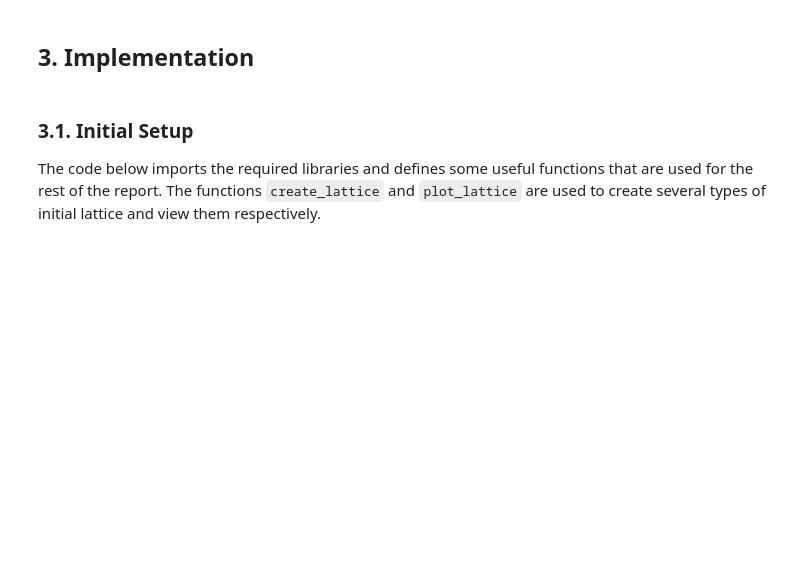
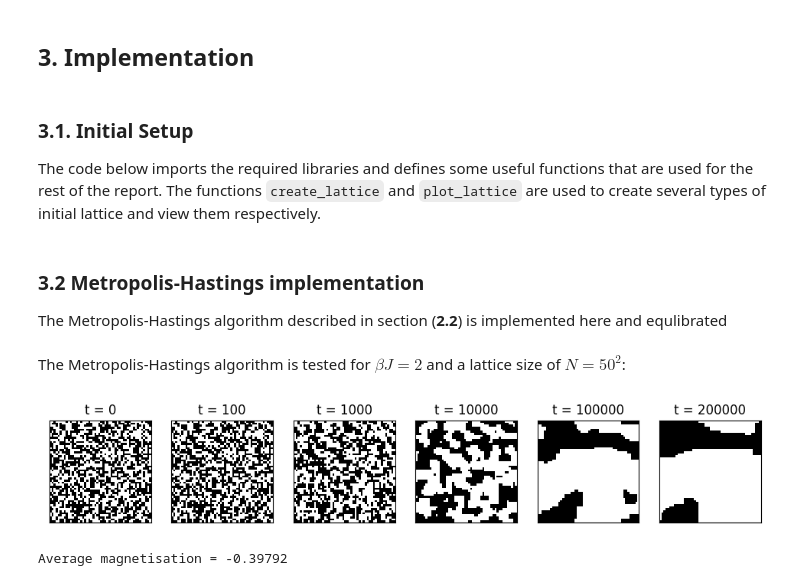
Before and after one commit to tdeng455/Part-II-Computational-Physics-Project, a Jupyter notebook: workbook.ipynb, the cells around one changed output. Saved outputs shown, nothing was run; the diff lists cells and outputs as text; code cells hidden in the pictures; blank space fills up the shorter version.

```diff
--- a/workbook.ipynb
+++ b/workbook.ipynb
@@ -115,21 +114,31 @@ import matplotlib.pylab as plt
 """Creates a lattice and defines useful functions such as calculating neighbouring sites,
 calculating the sum of neighbouring spin sites and computes the total magnetisation of the lattice"""
 
-# Creates the lattice
 def create_lattice(width,type=0):
+    """Creates a lattice array of three types
+
+    Type 1: all spins +1
+    Type -1: all spins -1
+    Type 0: a random lattice of spins +/-
+    Type 2: anti-aligned lattice
+    """
     lattice = np.array((width,width))
     if type == 1:
-        lattice = np.ones((width,width))
+        return np.ones((width,width))
     elif type == 0:
-        lattice = np.random.choice([1,-1],(width,width))
+        return np.random.choice([1,-1],(width,width))
     elif type == -1:
-        lattice = (-1)*np.ones((width,width))
+        return (-1)*np.ones((width,width))
+    elif type == 2:
+            if width % 2 == 0:
+                return np.tile([[1,-1],[-1,1]],(width//2,width//2))
+            else:
+                return np.tile([[1,-1],[-1,1]],((width+1)//2,(width+1)//2))[:width,:width]
     else:
         raise ValueError("Invalid type. Type should be 0, 1, or -1.")
-    return lattice
 
-# Plots the lattice with black as spin up, and white as spin down
 def plot_lattice(lattice,ax,title):
+    """Plots the lattice with black as +1, and white as -1"""
     ax.matshow(lattice, vmin=-1, vmax=1, cmap=plt.cm.binary)
     ax.title.set_text(title)
     ax.set_yticklabels([])
@@ -137,19 +146,22 @@ def plot_lattice(lattice,ax,title):
     ax.set_yticks([])
     ax.set_xticks([])
 
-# Returns the coordinates of the neighbouring sites of a given coordinate with periodic boundrary conditions
 def get_neighbouring_sites(i,j,width):
+    """Returns the coordinates of the neighbouring sites of a given coordinate with periodic boundrary conditions"""
     neighbours = [((i-1)%width, j), ((i+1)%width, j), (i, (j-1)%width), (i, (j+1)%width)]
-
     return neighbours
 
-# Returns the sum of the spins of the neighbouring sites of a given coordinate
 def neighbouring_spins_sum(i,j,lattice,width):
+    """Returns the sum of the spins of the neighbouring sites of a given coordinate (i,j)"""
     neighbours = get_neighbouring_sites(i,j,width)
     sum_neighbours = sum(lattice[i] for i in neighbours)
     return sum_neighbours
 
-# Computes the overall magnetisation of the lattice
 def magnetisation(lattice):
+    """Computes the overall magnetisation of the lattice"""
     Mag = lattice.sum()/(len(lattice)**2)
     return Mag
+# %% [markdown]
+### 3.2 Metropolis-Hastings implementation
+
+The Metropolis-Hastings algorithm described in section (**2.2**) is implemented here and equlibrated
@@ -155,0 +213,18 @@ def magnetisation(lattice):
+# %% [markdown]
+The Metropolis-Hastings algorithm is tested for $\beta J = 2$ and a lattice size of $N = 50^2$:
+# %%
+# Testing the Metropolis-Hastings algorithm
+plot_times = [0,100,1000,10000,100000,200000]
+avg_times = [75000,100000,150000,200000,250000]
+width = 50
+type = 0
+
+#strong ferromagnet
+lattice = create_lattice(width, type)
+betaJ = 2
+betaMuH = 0
+evolve_and_plot(lattice,betaJ,plot_times)
+print('Average magnetisation = '+str(evolve_and_compute_M(lattice,betaJ,avg_times)))
+# %% [output]
+[figure, added]
+Average magnetisation = -0.39792
```
Also changed, not shown: parts of 8 cells of this notebook.
